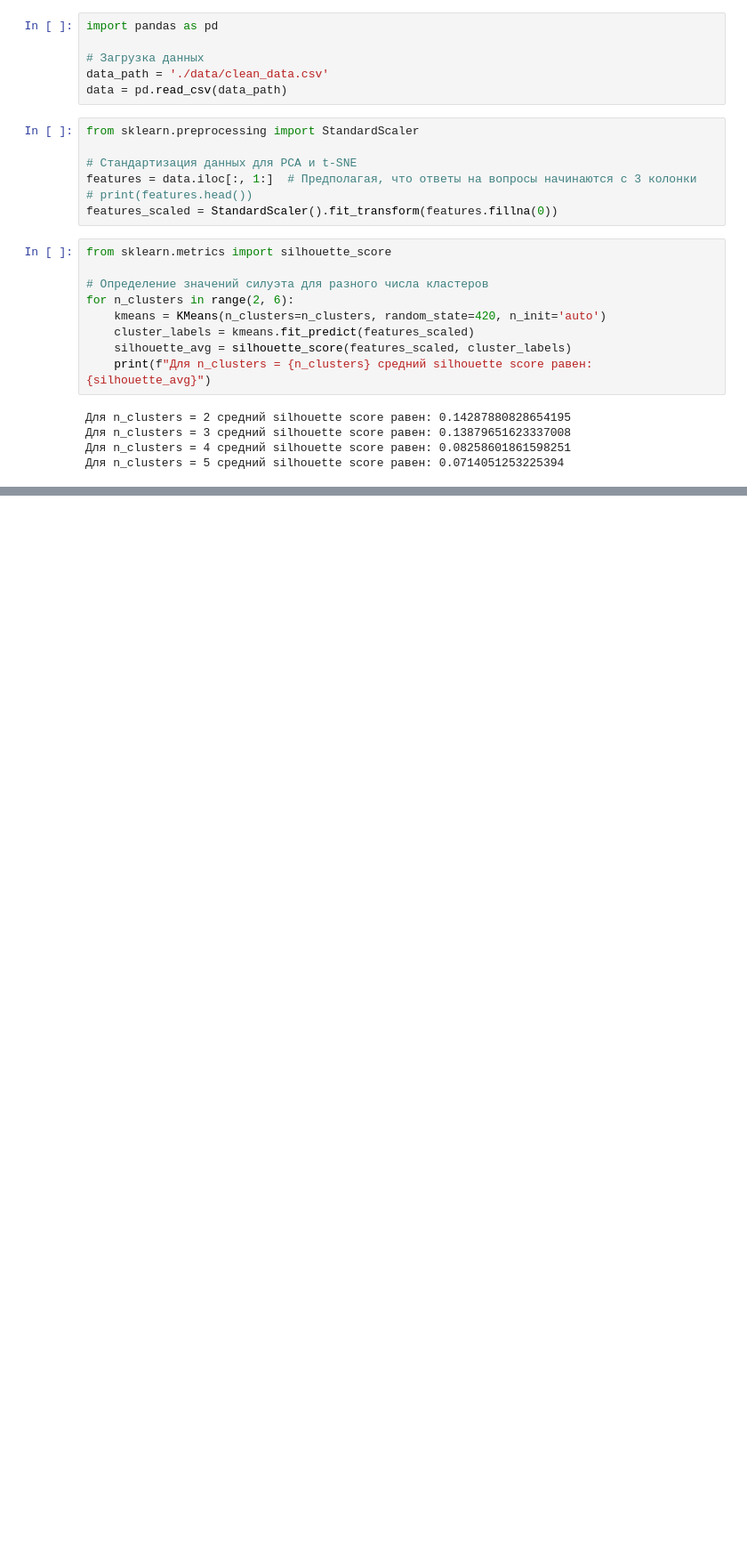
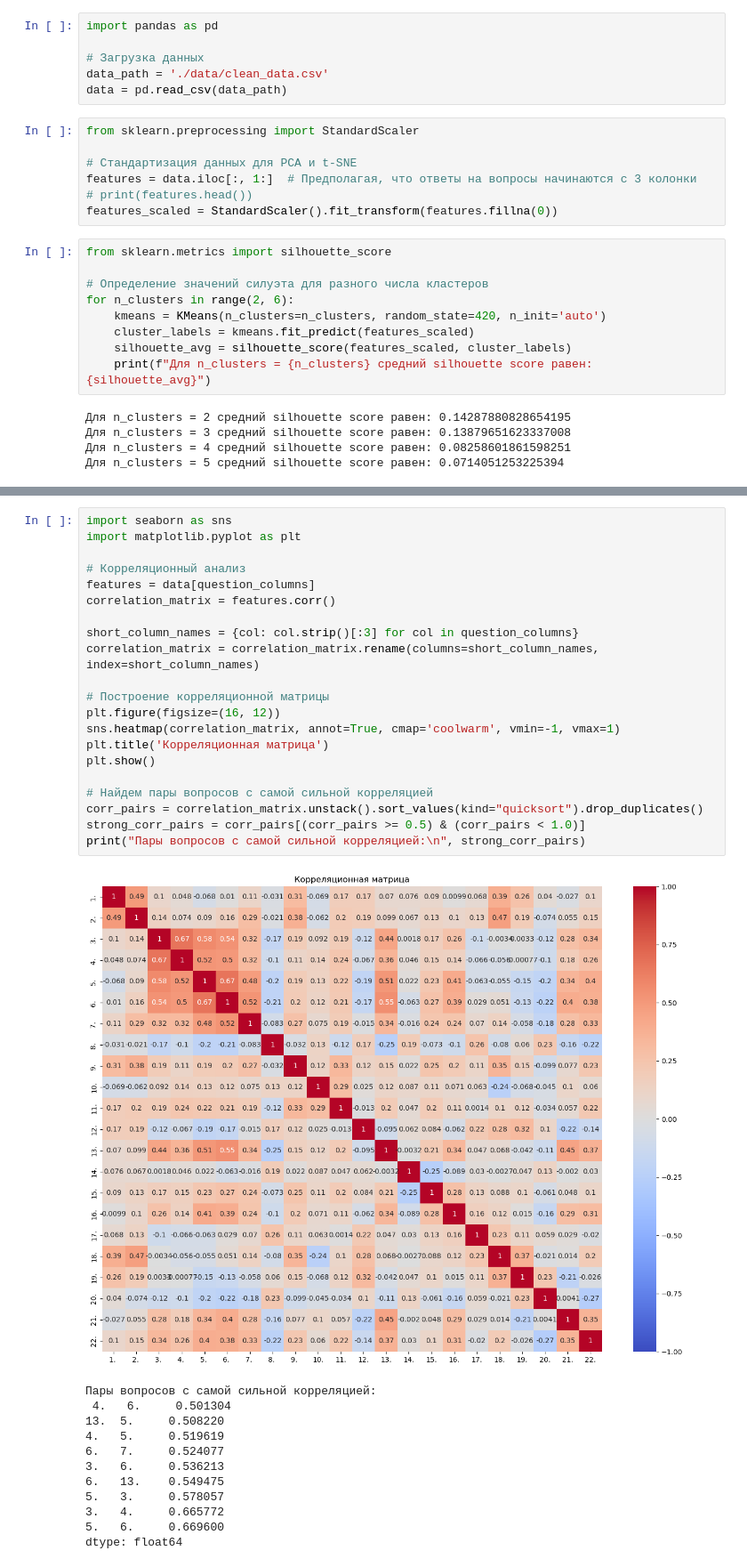
Before and after one commit to avrogachev/medstat, a Jupyter notebook: EDA2.ipynb, the cells around one changed output, grey strips where cells are left out. Shown at 89% size. Drawn from its saved outputs; the diff is of its cells as text; blank space fills up the shorter version.

```diff
--- a/EDA2.ipynb
+++ b/EDA2.ipynb
@@ -86,0 +293,34 @@ plt.show()
+# %%
+import seaborn as sns
+import matplotlib.pyplot as plt
+
+# Корреляционный анализ
+features = data[question_columns]
+correlation_matrix = features.corr()
+
+short_column_names = {col: col.strip()[:3] for col in question_columns}
+correlation_matrix = correlation_matrix.rename(columns=short_column_names, index=short_column_names)
+
+# Построение корреляционной матрицы
+plt.figure(figsize=(16, 12))
+sns.heatmap(correlation_matrix, annot=True, cmap='coolwarm', vmin=-1, vmax=1)
+plt.title('Корреляционная матрица')
+plt.show()
+
+# Найдем пары вопросов с самой сильной корреляцией
+corr_pairs = correlation_matrix.unstack().sort_values(kind="quicksort").drop_duplicates()
+strong_corr_pairs = corr_pairs[(corr_pairs >= 0.5) & (corr_pairs < 1.0)]
+print("Пары вопросов с самой сильной корреляцией:\n", strong_corr_pairs)
+# %% [output]
+[figure, added]
+Пары вопросов с самой сильной корреляцией:
+ 4.   6.     0.501304
+13.  5.     0.508220
+4.   5.     0.519619
+6.   7.     0.524077
+3.   6.     0.536213
+6.   13.    0.549475
+5.   3.     0.578057
+3.   4.     0.665772
+5.   6.     0.669600
+dtype: float64
```
Also changed, not shown: parts of 12 cells of this notebook.
